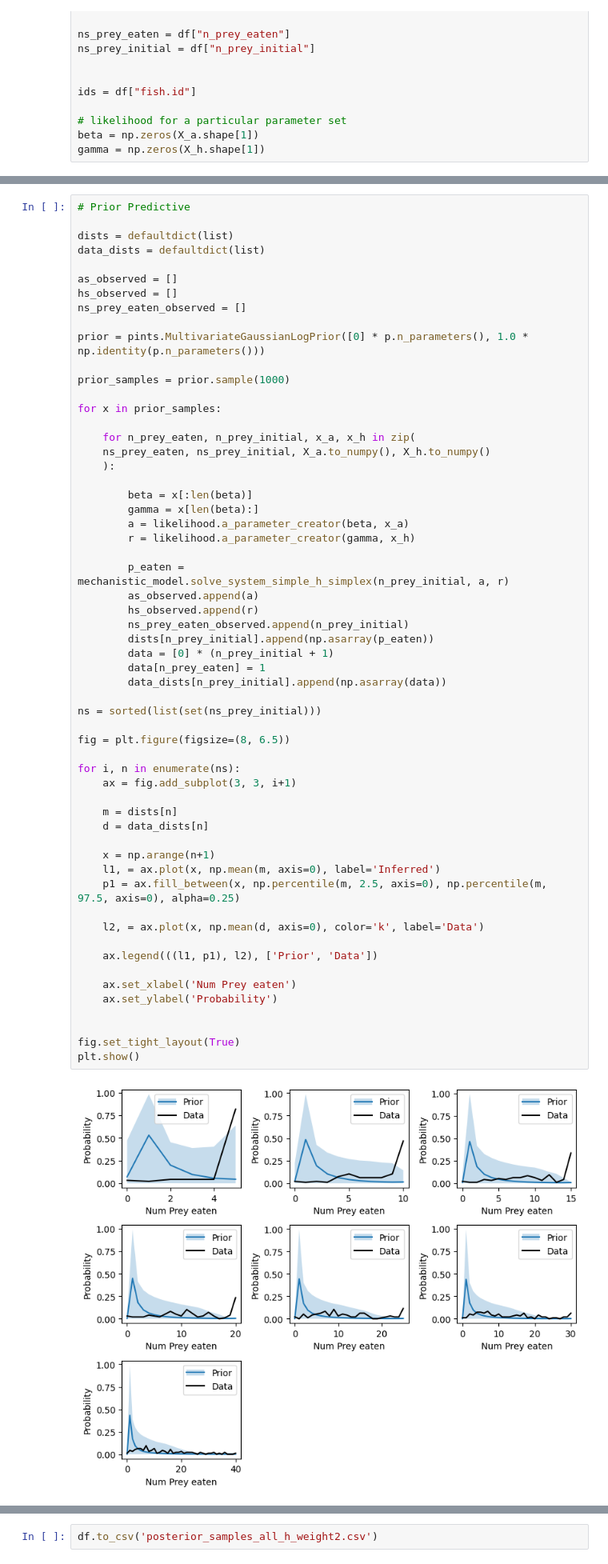
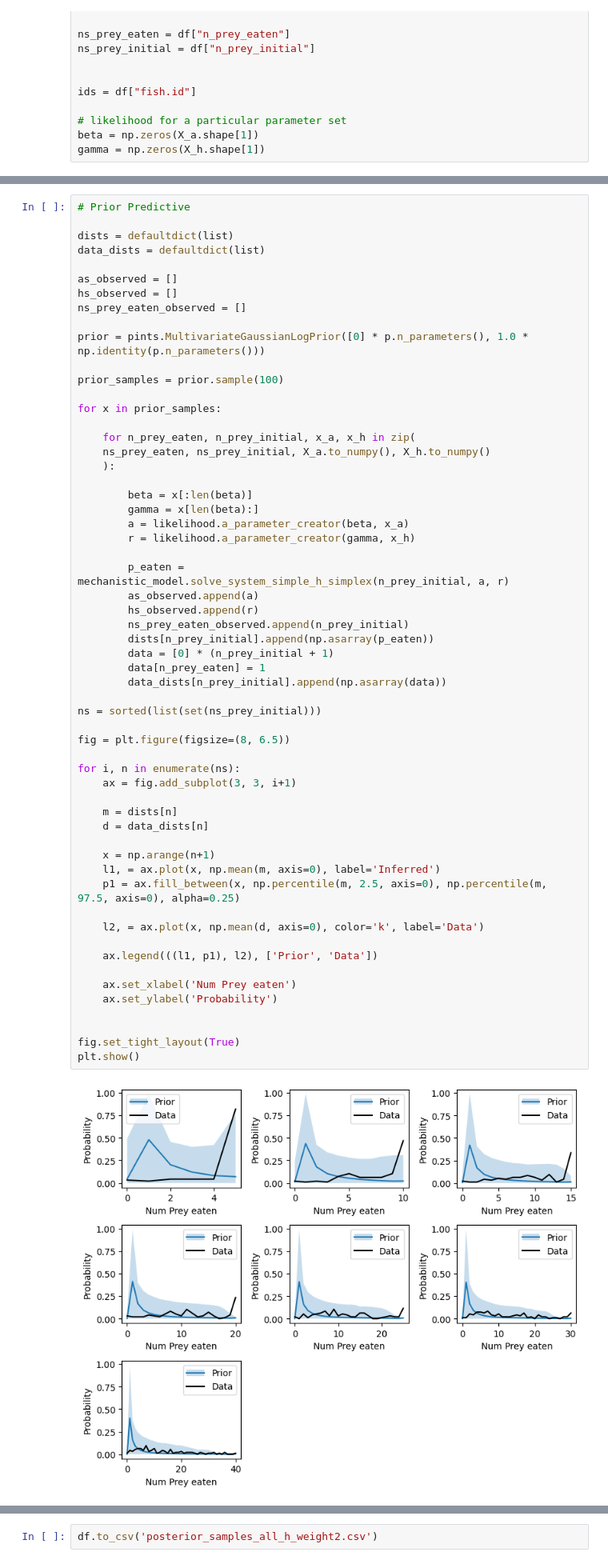
Before and after one commit to rccreswell/functional-response, a Jupyter notebook: model_run_model2.ipynb, the cells around one changed output, grey strips where cells are left out. Shown at 80% size. Cells and saved outputs as stored; diff of their text form.

```diff
--- a/model_run_model2.ipynb
+++ b/model_run_model2.ipynb
@@ -60,7 +64,7 @@ ns_prey_eaten_observed = []
 
 prior = pints.MultivariateGaussianLogPrior([0] * p.n_parameters(), 1.0 * np.identity(p.n_parameters()))
 
-prior_samples = prior.sample(1000)
+prior_samples = prior.sample(100)
 
 for x in prior_samples:
 
@@ -80,34 +84,34 @@ for x in prior_samples:
         dists[n_prey_initial].append(np.asarray(p_eaten))
         data = [0] * (n_prey_initial + 1)
         data[n_prey_eaten] = 1
         data_dists[n_prey_initial].append(np.asarray(data))
 
 ns = sorted(list(set(ns_prey_initial)))
 
 fig = plt.figure(figsize=(8, 6.5))
 
 for i, n in enumerate(ns):
     ax = fig.add_subplot(3, 3, i+1)
 
     m = dists[n]
     d = data_dists[n]
 
     x = np.arange(n+1)
     l1, = ax.plot(x, np.mean(m, axis=0), label='Inferred')
     p1 = ax.fill_between(x, np.percentile(m, 2.5, axis=0), np.percentile(m, 97.5, axis=0), alpha=0.25)
 
     l2, = ax.plot(x, np.mean(d, axis=0), color='k', label='Data')
 
     ax.legend(((l1, p1), l2), ['Prior', 'Data'])
 
     ax.set_xlabel('Num Prey eaten')
     ax.set_ylabel('Probability')
 
 
 fig.set_tight_layout(True)
 plt.show()
 # %% [output]
-[figure, old version]
+[figure, new version]
 # %%
 class Likelihood(pints.LogPDF):
     def __init__(self, ns_prey_eaten, ns_prey_initial, X_a, X_h, n_beta, n_gamma):
```
Also changed, not shown: parts of 3 cells of this notebook, 1 other file.
